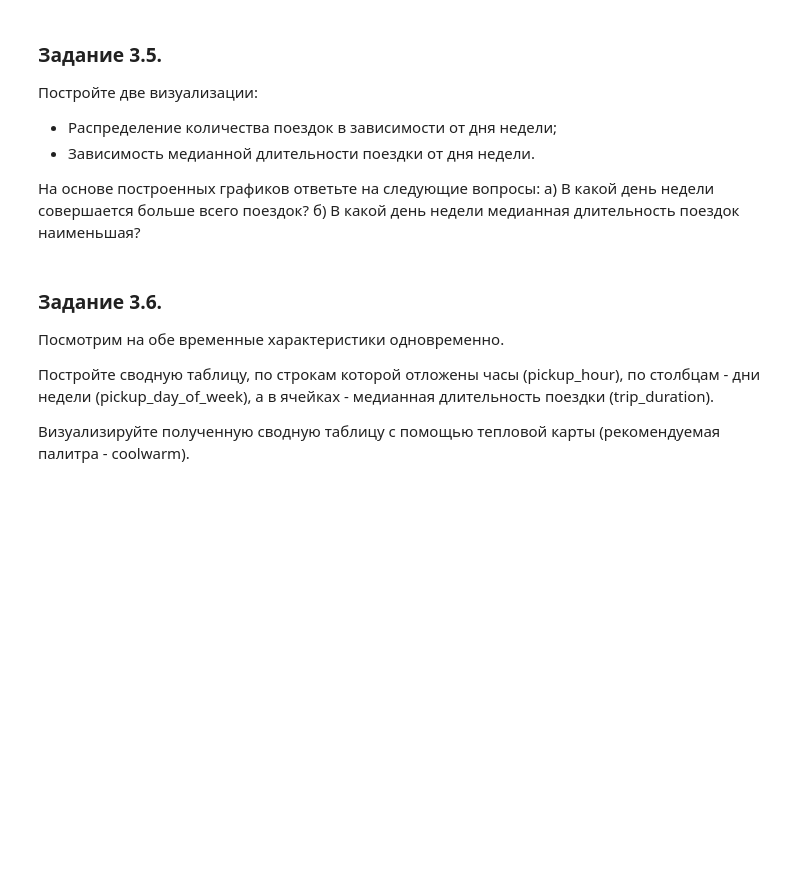
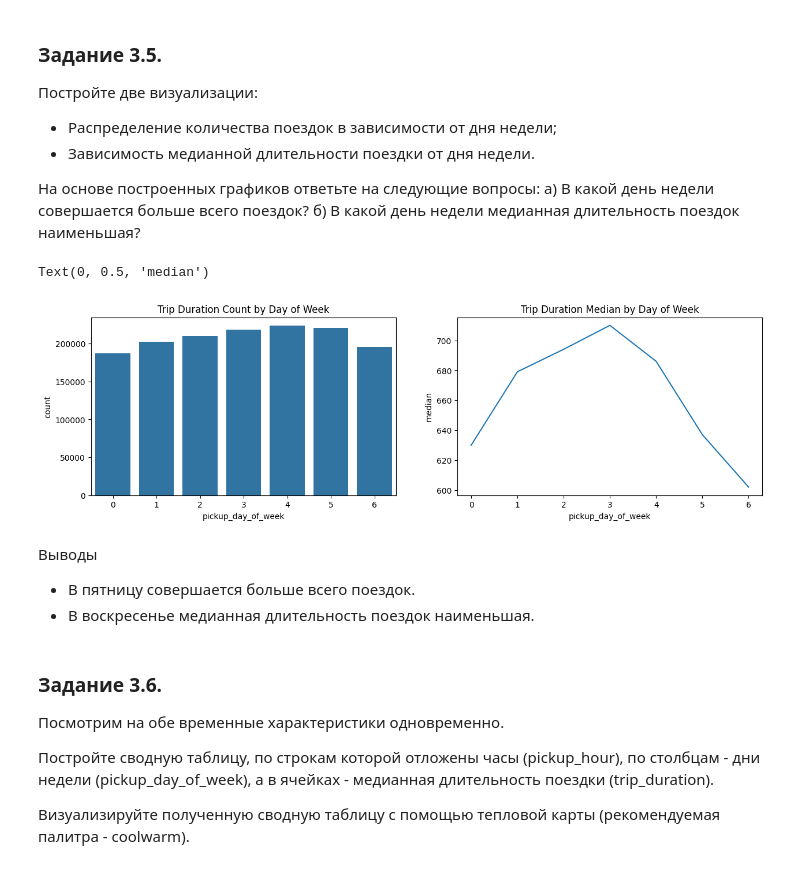
Before and after one commit to XDM94/Hackathon_SF_2024, a Jupyter notebook: Project.ipynb, the cells around one changed output. Drawn from its saved outputs; the diff is of its cells as text; code cells hidden in the pictures; blank space fills up the shorter version.

```diff
--- a/Project.ipynb
+++ b/Project.ipynb
@@ -707,3 +741,21 @@ sns.countplot()
+# %%
+# группируем данные по дню недели и рассчитываем медианную длительность поездок
+duration_by_day = taxi_data.groupby('pickup_day_of_week')['trip_duration'].median()
+
+# строим графики
+fig, axes = plt.subplots(nrows = 1, ncols = 2, figsize = (15, 4))
+countplot = sns.countplot(data = taxi_data, x = 'pickup_day_of_week', ax = axes[0])
+countplot.set_title('Trip Duration Count by Day of Week')
+lineplot = sns.lineplot(data = duration_by_day, ax = axes[1])
+lineplot.set_title('Trip Duration Median by Day of Week')
+lineplot.set_ylabel('median')
+# %% [output]
+Text(0, 0.5, 'median')
+[figure, added]
+# %% [markdown]
+Выводы
+* В пятницу совершается больше всего поездок.
+* В воскресенье медианная длительность поездок наименьшая.
 # %% [markdown]
 ### Задание 3.6.
 Посмотрим на обе временные характеристики одновременно.
```
Also changed, not shown: parts of 41 cells of this notebook.
